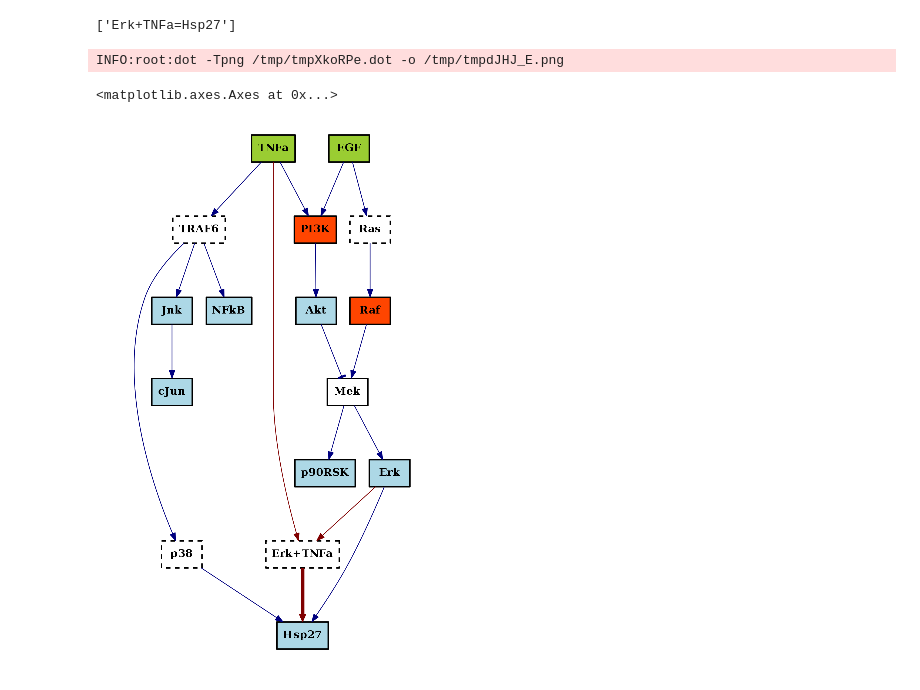
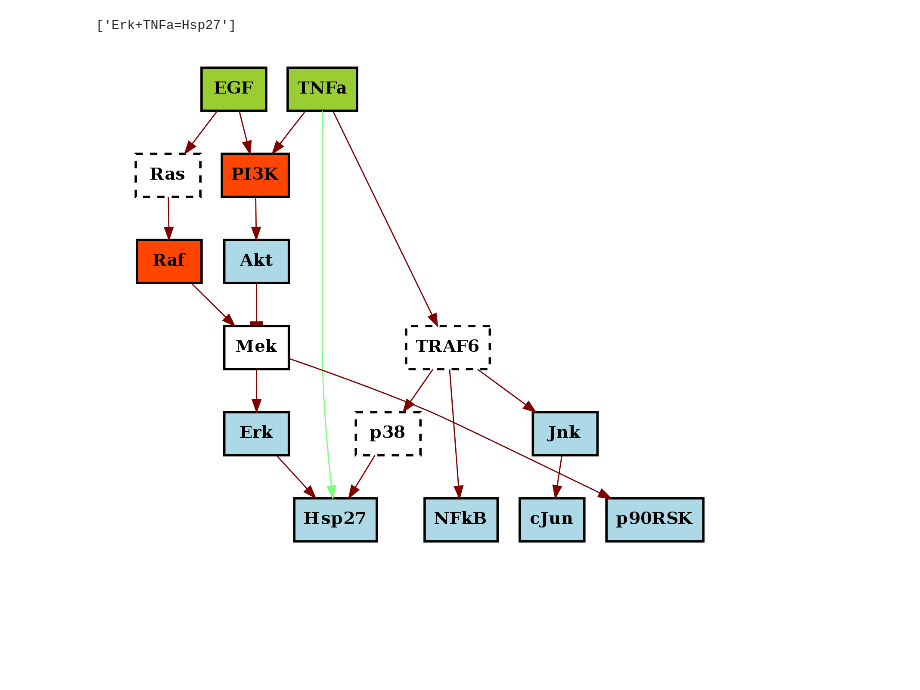
Before and after one commit to cellnopt/cellnopt, a Jupyter notebook: notebooks/feeder/Feeder example.ipynb, the cells around one changed output. Saved outputs shown, nothing was run; the diff lists cells and outputs as text; code cells hidden in the pictures; blank space fills up the shorter version.

```diff
--- a/notebooks/feeder/Feeder example.ipynb
+++ b/notebooks/feeder/Feeder example.ipynb
@@ -27,20 +27,16 @@ feeder.newlinks
 # %%
 c = CNOGraph(cnodata("PKN-ToyMMB.sif"), cnodata("MD-ToyMMB.csv"))
 
 # TEMPORARY solution to emphasize the new links that are proposed by CNORfeeder
 for e in c.edges():
-    c.edge[e[0]][e[1]]['ecolor'] = 0
+    c.edge[e[0]][e[1]]['ecolor'] = 1
+    c.edge[e[0]][e[1]]['penwidth'] = 1
 for link in feeder.newlinks:
-    a,b = link.split("=")
-    c.add_edge(a,b,link='+', ecolor=.5, penwidth=3) # all positive here by chance
-    c.edge[a][b]['penwidth'] = 5
+    c.add_reaction(link, edge_dict={'ecolor':.5}) # all positive here by chance
 
 c.plot(edge_attribute='ecolor', edge_attribute_labels=False, cmap='jet')
-#c.plot()
 # %% [output]
-INFO:root:dot -Tpng /tmp/tmpXkoRPe.dot -o /tmp/tmpdJHJ_E.png
-<matplotlib.axes.Axes at 0x...>
-[figure, old version]
+[figure, new version]
 # %%
 # or directly:
 feeder.plot()
```
Also changed, not shown: parts of 1 cell of this notebook, 7 other files.
